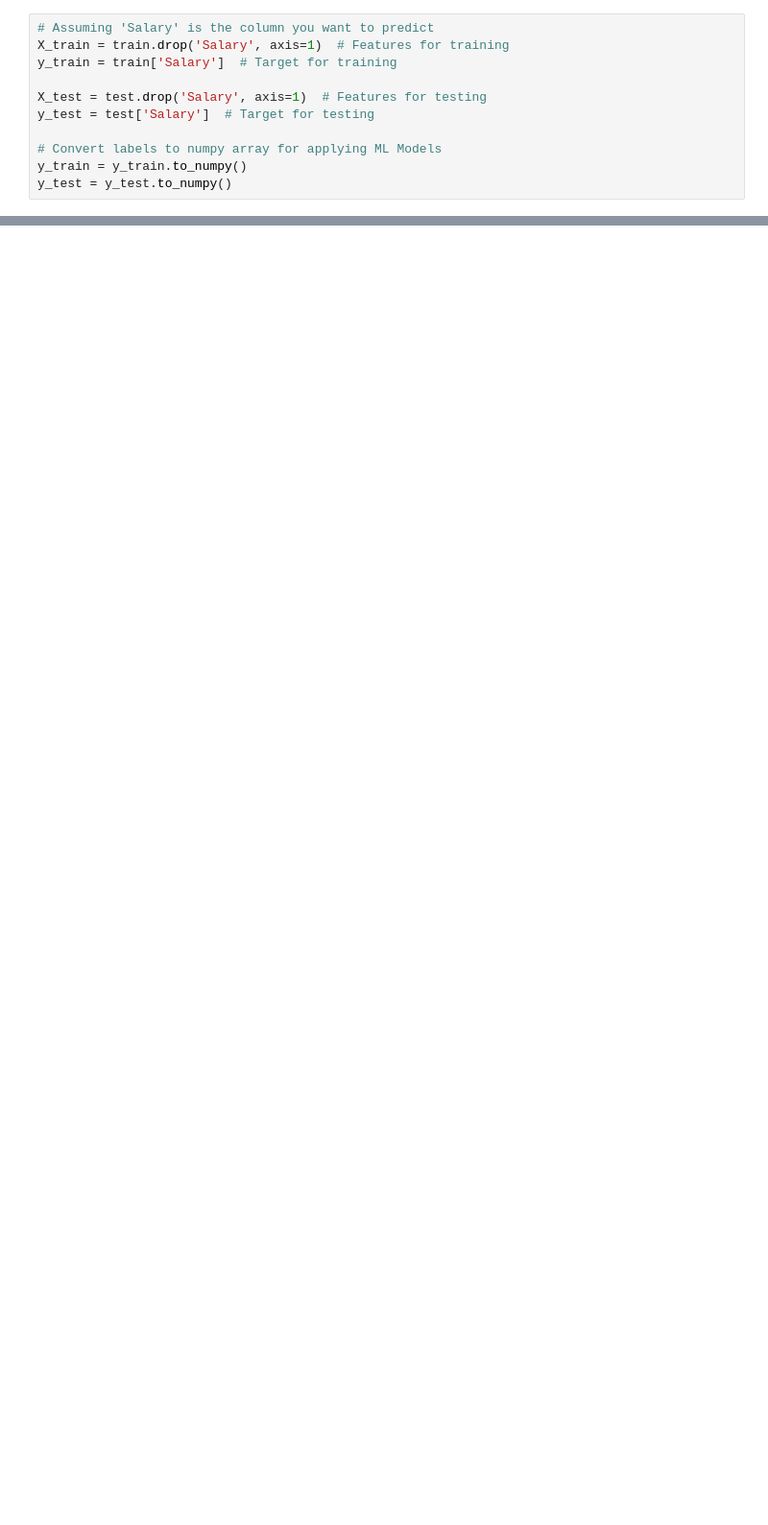
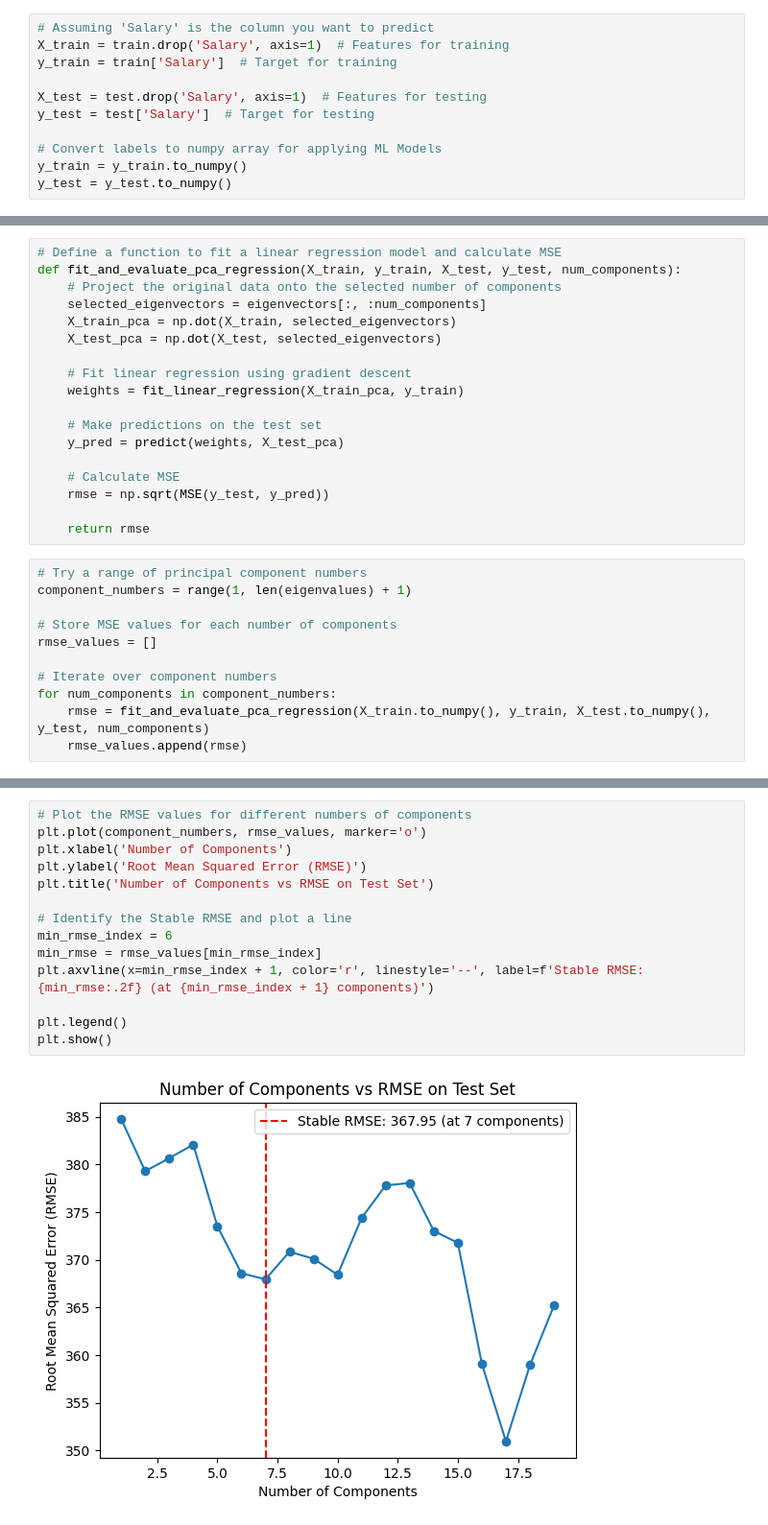
Before and after one commit to MSSRPRAD/Numpy-PCA, a Jupyter notebook: FODS_Assignment2B.ipynb, the cells around one changed output, grey strips where cells are left out. Shown: that part at 96% size. Drawn from its saved outputs; the diff is of its cells as text; blank space fills up the shorter version.

```diff
--- a/FODS_Assignment2B.ipynb
+++ b/FODS_Assignment2B.ipynb
@@ -287,0 +299,29 @@ y_test = y_test.to_numpy()
+# %%
+# Define a function to fit a linear regression model and calculate MSE
+def fit_and_evaluate_pca_regression(X_train, y_train, X_test, y_test, num_components):
+    # Project the original data onto the selected number of components
+    selected_eigenvectors = eigenvectors[:, :num_components]
+    X_train_pca = np.dot(X_train, selected_eigenvectors)
+    X_test_pca = np.dot(X_test, selected_eigenvectors)
+
+    # Fit linear regression using gradient descent
+    weights = fit_linear_regression(X_train_pca, y_train)
+
+    # Make predictions on the test set
+    y_pred = predict(weights, X_test_pca)
+
+    # Calculate MSE
+    rmse = np.sqrt(MSE(y_test, y_pred))
+
+    return rmse
+# %%
+# Try a range of principal component numbers
+component_numbers = range(1, len(eigenvalues) + 1)
+
+# Store MSE values for each number of components
+rmse_values = []
+
+# Iterate over component numbers
+for num_components in component_numbers:
+    rmse = fit_and_evaluate_pca_regression(X_train.to_numpy(), y_train, X_test.to_numpy(), y_test, num_components)
+    rmse_values.append(rmse)
@@ -287,0 +330,16 @@ y_test = y_test.to_numpy()
+# %%
+# Plot the RMSE values for different numbers of components
+plt.plot(component_numbers, rmse_values, marker='o')
+plt.xlabel('Number of Components')
+plt.ylabel('Root Mean Squared Error (RMSE)')
+plt.title('Number of Components vs RMSE on Test Set')
+
+# Identify the Stable RMSE and plot a line
+min_rmse_index = 6
+min_rmse = rmse_values[min_rmse_index]
+plt.axvline(x=min_rmse_index + 1, color='r', linestyle='--', label=f'Stable RMSE: {min_rmse:.2f} (at {min_rmse_index + 1} components)')
+
+plt.legend()
+plt.show()
+# %% [output]
+[figure, added]
```
Also changed, not shown: parts of 14 cells of this notebook.
